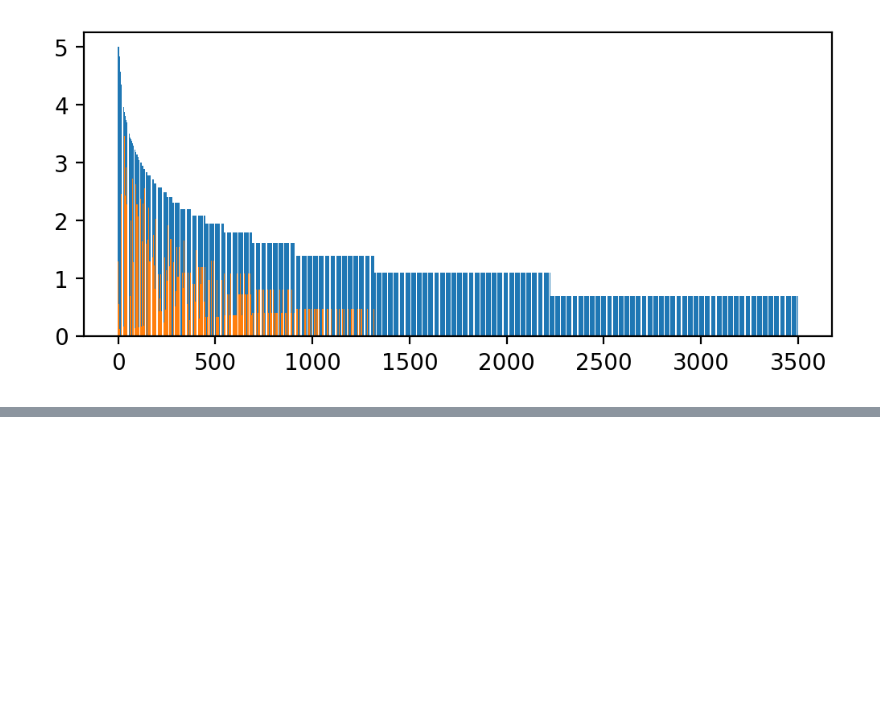
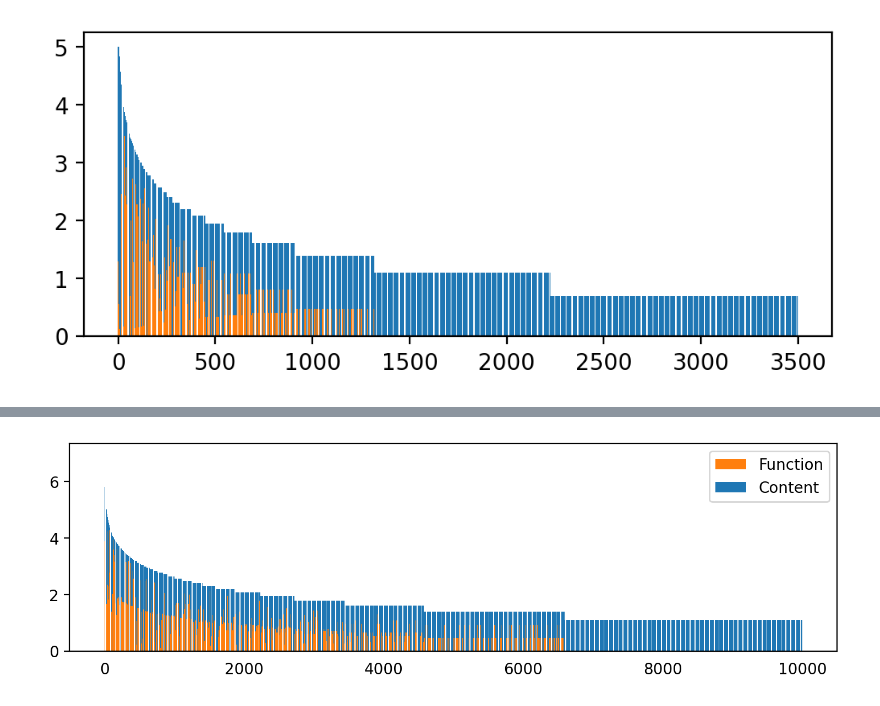
Before and after one commit to FranxYao/RDP, a Jupyter notebook: src/visualization/vis_bigram_freq.ipynb, the cells around one changed output, grey strips where cells are left out. Saved outputs shown, nothing was run; the diff lists cells and outputs as text; code cells hidden in the pictures; blank space fills up the shorter version.

```diff
--- a/src/visualization/vis_bigram_freq.ipynb
+++ b/src/visualization/vis_bigram_freq.ipynb
@@ -98,0 +246,4 @@ plot_bigram(zero_bigrams[:20000], interval=4, maxy=100)
+# %%
+plot_bigram(zero_bigrams_class, interval=5, end_idx=10000, maxy=7)
+# %% [output]
+[figure, added]
```
Also changed, not shown: parts of 13 cells of this notebook, 8 other files.
